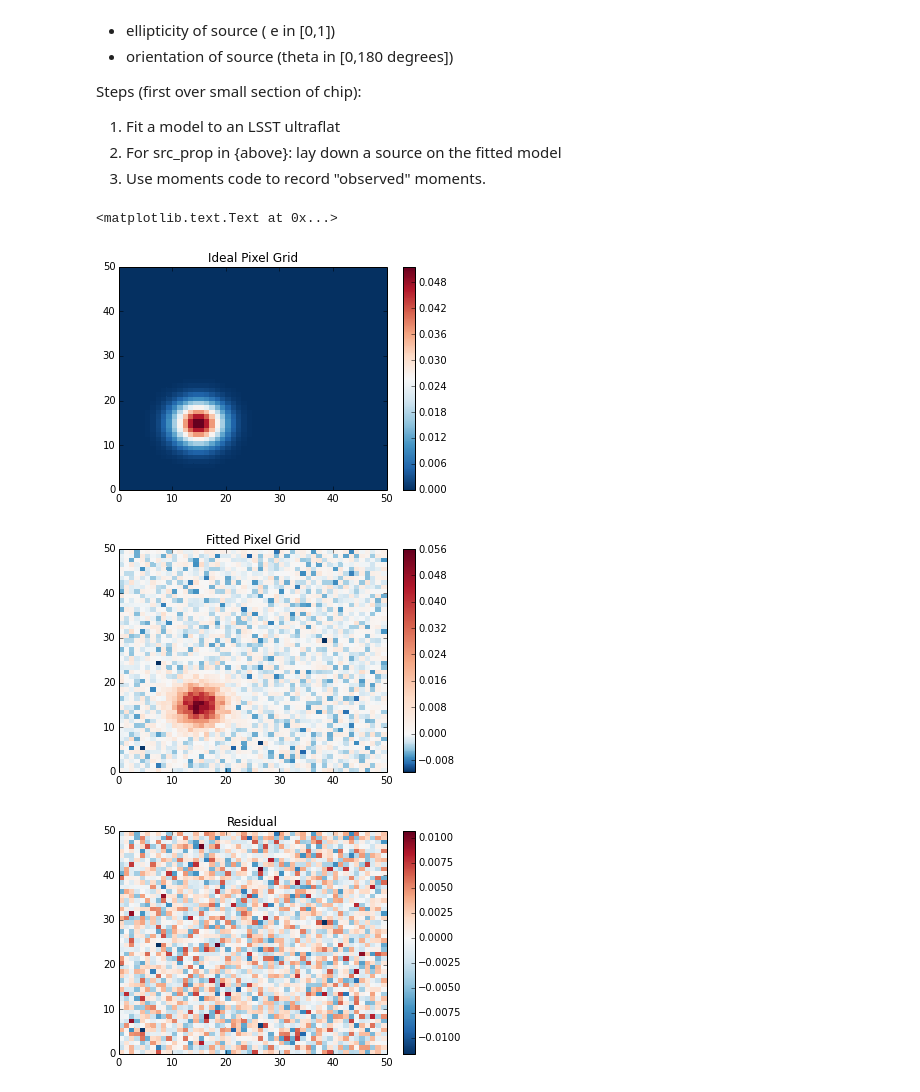
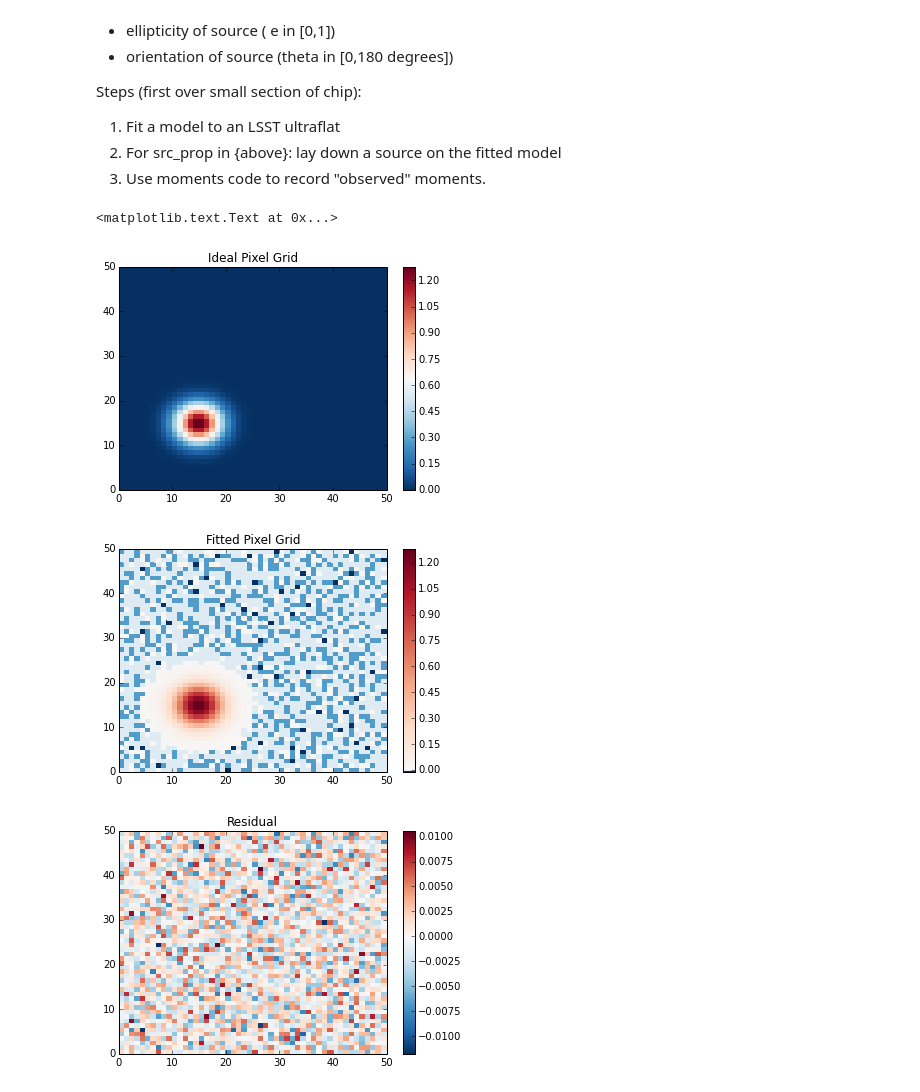
Before and after one commit to cpadavis/weak_sauce, a Jupyter notebook: notebooks/assessing_science_impact.ipynb, the cells around one changed output. Saved outputs shown, nothing was run; the diff lists cells and outputs as text; code cells hidden in the pictures.

```diff
--- a/notebooks/assessing_science_impact.ipynb
+++ b/notebooks/assessing_science_impact.ipynb
@@ -28,29 +28,30 @@ Steps (first over small section of chip):
 # %%
 from weak_sauce.adaptive_moments.psf_evaluator import Moment_Evaluator
 
 temp = MoveableGrid('test100k_iter.pkl')
 n_verts_x = 51
 
-stationary_source = Source(num_x=n_verts_x, flux_func=gauss, mu=(15,15),sigma=3)
+stationary_source = Source(num_x=5*(n_verts_x-1)+1, min_x=0, max_x=50, flux_func=gauss, mu=(15,15),sigma=3)
 illuminator = FixedIlluminationMover(stationary_source)
 
 ideal_grid = Source(num_x=n_verts_x)
 ideal_mg = MoveableGrid(ideal_grid,illuminator)
 ideal_mg.step()
 ideal_mg.plot_real_grid()
 plt.title('Ideal Pixel Grid')
 
 temp.source.fluxes -= 1
 temp.source.psf_evaluator = Moment_Evaluator(num_iter_max = 1000)
 mg = MoveableGrid(temp.source, illuminator)
 mg.step()
+mg.source.fluxes /= flat
 mg.plot_real_grid()
 plt.title('Fitted Pixel Grid')
 
-ideal_source.plot(mg.source.fluxes-ideal_mg.source.fluxes)
+mg.source.plot(mg.source.fluxes-ideal_mg.source.fluxes)
 plt.title('Residual')
 # %% [output]
 <matplotlib.text.Text at 0x...>
-[figure, old version]
+[figure, new version]
-[figure, old version]
+[figure, new version]
 [figure]
```
Also changed, not shown: parts of 11 cells of this notebook, 4 other files.
